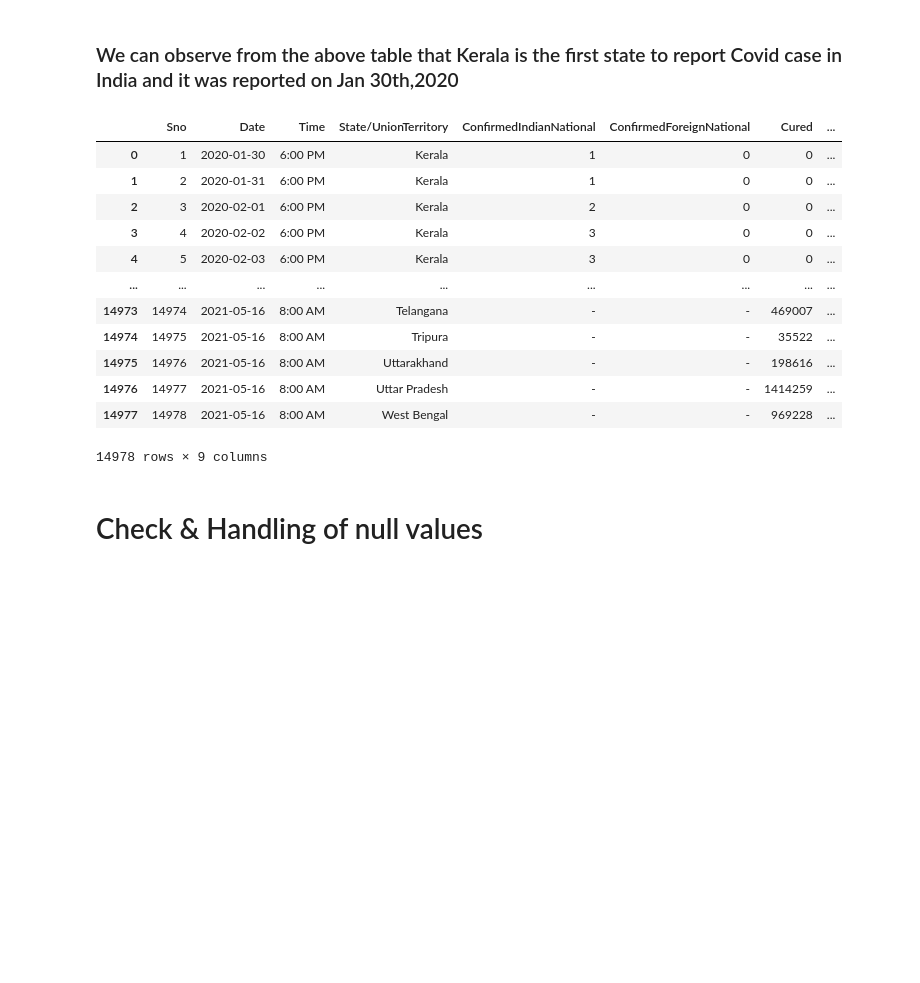
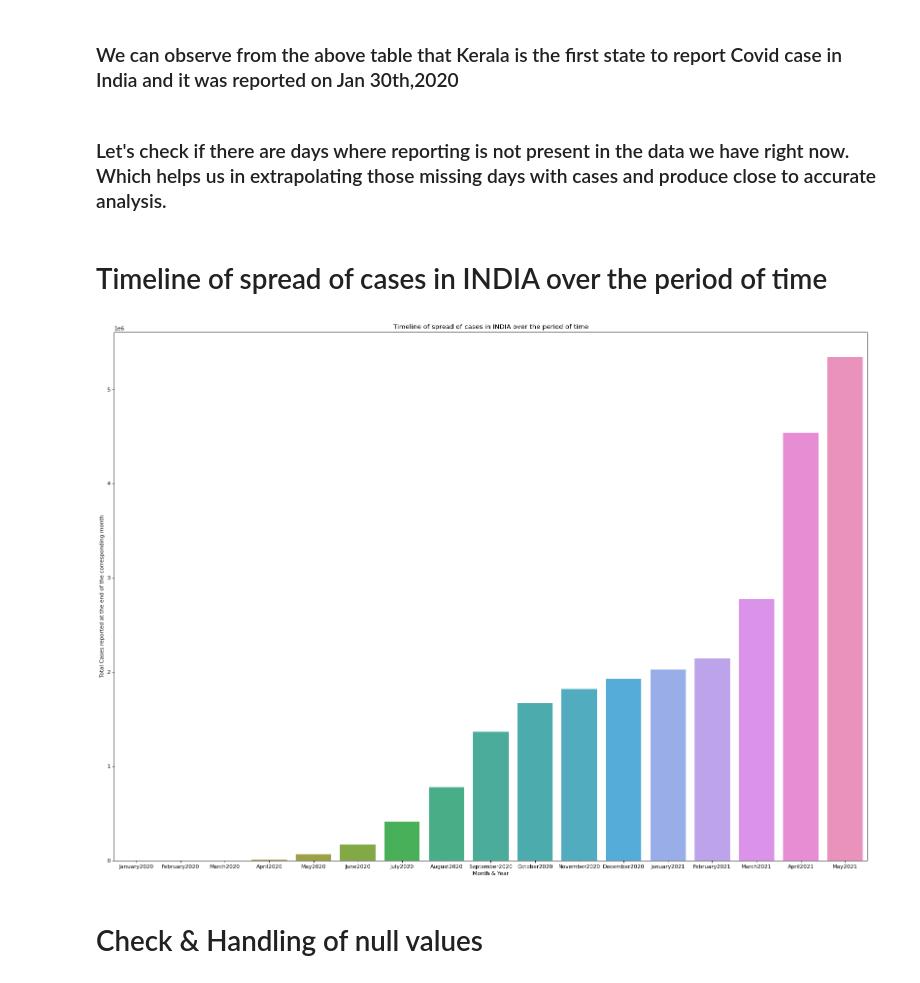
Before and after one commit to PersistingSoulV/COVID19-INDIA-Exploratory-Analysis, a Jupyter notebook: CVOID19_Exploratory_Analysis_on_INDIA.ipynb, the cells around one changed output. Saved outputs shown, nothing was run; the diff lists cells and outputs as text; code cells hidden in the pictures; blank space fills up the shorter version.

```diff
--- a/CVOID19_Exploratory_Analysis_on_INDIA.ipynb
+++ b/CVOID19_Exploratory_Analysis_on_INDIA.ipynb
@@ -186,0 +103,12 @@ unique_list
+# %%
+dataset1 = pd.read_csv('/content/drive/MyDrive/MTech AI/COVID19 Data/covid_19_india.csv')
+covid19_cases_India = pd.DataFrame(dataset1)
+covid19_cases_India['Date'] = covid19_cases_India['Date'].astype('datetime64[ns]')
+covid19_cases_India['State/UnionTerritory'] = covid19_cases_India['State/UnionTerritory'].replace(['Telengana'],'Telangana')
+covid19_cases_India['Earliest Date of Covid Case Detected'] = covid19_cases_India['Date'].groupby(by=covid19_cases_India['State/UnionTerritory']).transform('min')
+covid19_cases_India['Latest Date of Covid Case Detected'] = covid19_cases_India['Date'].groupby(by=covid19_cases_India['State/UnionTerritory']).transform('max')
+unique_list = covid19_cases_India[['State/UnionTerritory','Earliest Date of Covid Case Detected','Latest Date of Covid Case Detected']]
+unique_list = unique_list.drop_duplicates(ignore_index=True)
+earliestDate = unique_list[(unique_list['Earliest Date of Covid Case Detected'] == unique_list['Earliest Date of Covid Case Detected'].min())].index.tolist()
+unique_list = unique_list.style.apply(stylingSpecificCell,rowIDX=earliestDate,colIDX=1,colours=['red'],axis=None)
+unique_list
@@ -187,21 +133,39 @@ unique_list
 # %% [markdown]
 ### We can observe from the above table that Kerala is the first state to report Covid case in India and it was reported on Jan 30th,2020
-# %%
-covid19_cases_India
-# %% [output]
-|  | Sno | Date | Time | State/UnionTerritory | ConfirmedIndianNational | ConfirmedForeignNational | Cured | ... |
-| 0 | 1 | 2020-01-30 | 6:00 PM | Kerala | 1 | 0 | 0 | ... |
-| 1 | 2 | 2020-01-31 | 6:00 PM | Kerala | 1 | 0 | 0 | ... |
-| 2 | 3 | 2020-02-01 | 6:00 PM | Kerala | 2 | 0 | 0 | ... |
-| 3 | 4 | 2020-02-02 | 6:00 PM | Kerala | 3 | 0 | 0 | ... |
-| 4 | 5 | 2020-02-03 | 6:00 PM | Kerala | 3 | 0 | 0 | ... |
-| ... | ... | ... | ... | ... | ... | ... | ... | ... |
-| 14973 | 14974 | 2021-05-16 | 8:00 AM | Telangana | - | - | 469007 | ... |
-| 14974 | 14975 | 2021-05-16 | 8:00 AM | Tripura | - | - | 35522 | ... |
-| 14975 | 14976 | 2021-05-16 | 8:00 AM | Uttarakhand | - | - | 198616 | ... |
-| 14976 | 14977 | 2021-05-16 | 8:00 AM | Uttar Pradesh | - | - | 1414259 | ... |
-| 14977 | 14978 | 2021-05-16 | 8:00 AM | West Bengal | - | - | 969228 | ... |
-14978 rows × 9 columns
+# %% [markdown]
+### Let's check if there are days where reporting is not present in the data we have right now. Which helps us in extrapolating those missing days with cases and produce close to accurate analysis.
+# %%
+from matplotlib import pyplot as plt
+
+states = dataset1['State/UnionTerritory'].unique()
+
+df = dataset1.copy()
+df['Date'] = df['Date'].astype('datetime64[ns]')
+df['Month'] = df['Date'].dt.month_name()
+df['Year'] = df['Date'].dt.year.astype('str')
+df['Month_Year'] = df['Month'].str.cat(df['Year'],sep="")
+df['Min Case in the month'] = df.groupby('Month_Year')['Confirmed'].transform('min')
+df['Max Case in the month'] = df.groupby('Month_Year')['Confirmed'].transform('max')
+df['Cases_PerMonth'] = df['Max Case in the month'] - df['Min Case in the month']
+df2 = df[['State/UnionTerritory','Month_Year','Cases_PerMonth']]
+df2 = df2.drop_duplicates(ignore_index=True)
+# %% [markdown]
+# Timeline of spread of cases in INDIA over the period of time
+# %%
+from matplotlib.pyplot import figure
+import seaborn as sns
+df_kerala = df2.copy()
+df_kerala['State'] = df2[df2['State/UnionTerritory'] == 'Kerala']['State/UnionTerritory']
+df_kerala['Month_Year'] = df2[df2['State/UnionTerritory'] == 'Kerala']['Month_Year']
+df_kerala['Cases_PerMonth'] = df2[df2['State/UnionTerritory'] == 'Kerala']['Cases_PerMonth']
+figure(num=None, figsize=(25,18), dpi=80, facecolor='w', edgecolor='r')
+sns.barplot(x="Month_Year", y = "Cases_PerMonth" , data = df_kerala)
+plt.title('Timeline of spread of cases in INDIA over the period of time')
+plt.xlabel('Month & Year')
+plt.ylabel('Total Cases reported at the end of the corresponding month')
+plt.show()
+# %% [output]
+[figure, added]
 # %% [markdown]
 # Check & Handling of null values
 # %%
```
Also changed, not shown: parts of 16 cells of this notebook.
